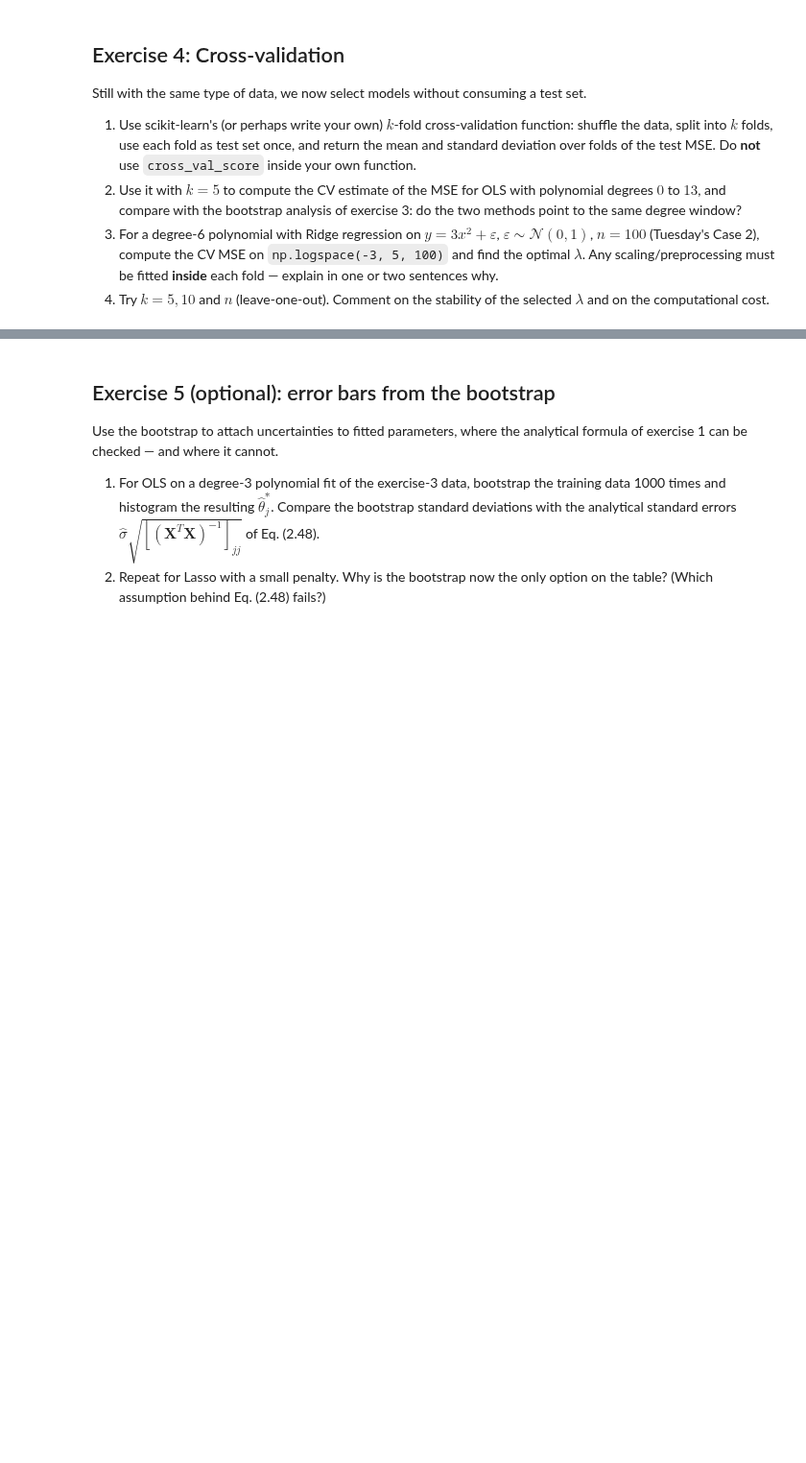
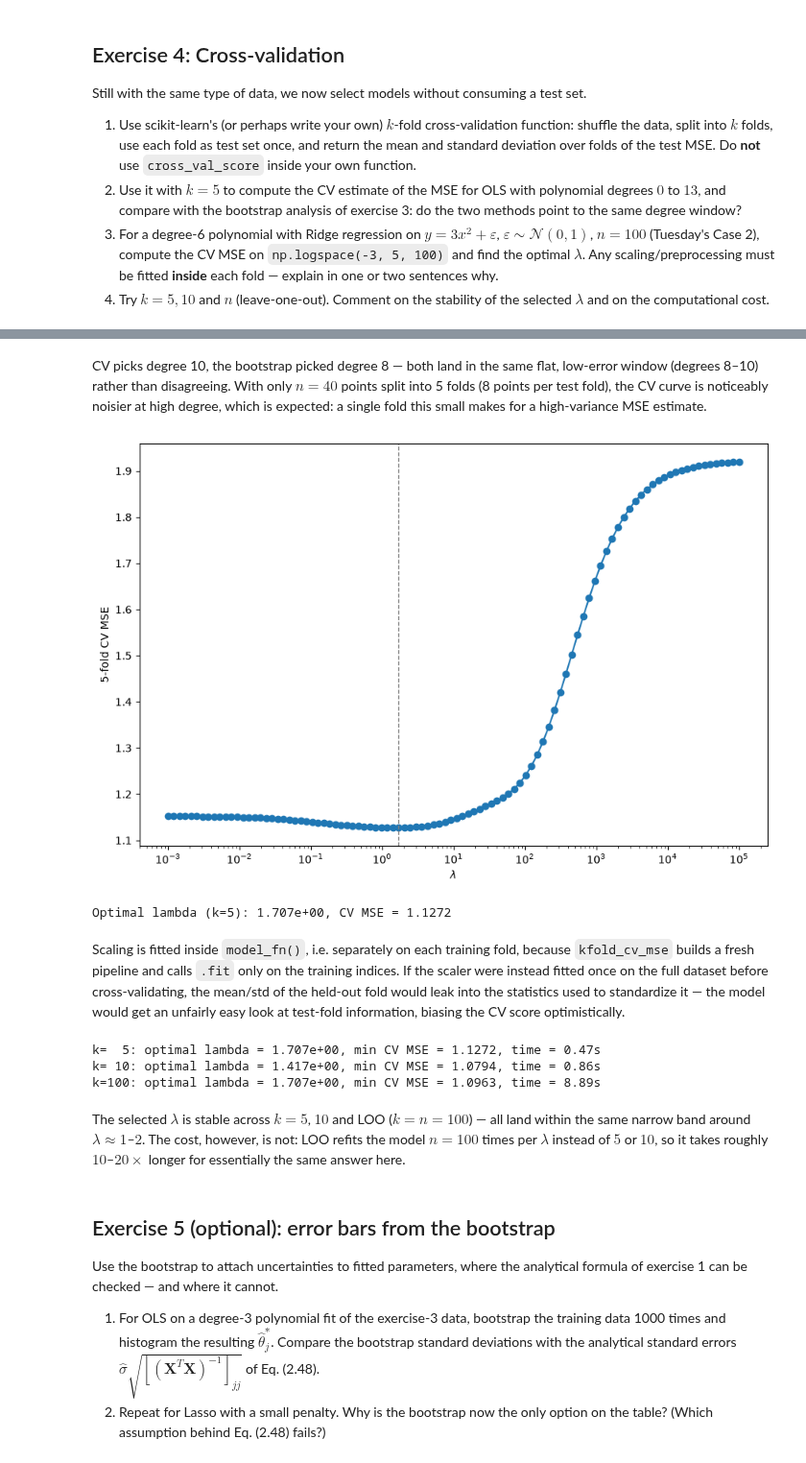
Before and after one commit to SigurdRiseth/FYS-STK4155-exercises, a Jupyter notebook: solutions/week36/exercisesweek36.ipynb, the cells around one changed output, grey strips where cells are left out. Shown at 96% size. Cells and saved outputs as stored; diff of their text form; code cells hidden in the pictures; blank space fills up the shorter version.

```diff
--- a/solutions/week36/exercisesweek36.ipynb
+++ b/solutions/week36/exercisesweek36.ipynb
@@ -350,3 +396,70 @@ test set.
+# %% [markdown]
+CV picks degree 10, the bootstrap picked degree 8 — both land in the same
+flat, low-error window (degrees 8–10) rather than disagreeing. With only
+$n=40$ points split into 5 folds (8 points per test fold), the CV curve is
+noticeably noisier at high degree, which is expected: a single fold this
+small makes for a high-variance MSE estimate.
+# %%
+# Part 3: degree-6 Ridge, CV over lambda (Tuesday's Case 2)
+
+np.random.seed(2026)
+n2 = 100
+x2 = np.linspace(-1, 1, n2).reshape(-1, 1)
+y2 = (3 * x2**2 + np.random.normal(0, 1, x2.shape)).ravel()
+
+lambdas = np.logspace(-3, 5, 100)
+
+
+def ridge_pipeline(lam):
+    return make_pipeline(PolynomialFeatures(6, include_bias=False), StandardScaler(), Ridge(alpha=lam))
+
+
+cv_ridge_mse = np.array([
+    kfold_cv_mse(x2, y2, 5, lambda lam=lam: ridge_pipeline(lam))[0] for lam in lambdas
+])
+best_lambda = lambdas[int(np.argmin(cv_ridge_mse))]
+
+fig, ax = plt.subplots(figsize=(9, 6))
+ax.plot(lambdas, cv_ridge_mse, "o-")
+ax.axvline(best_lambda, color="gray", ls="--", lw=1)
+ax.set_xscale("log")
+ax.set_xlabel(r"$\lambda$")
+ax.set_ylabel("5-fold CV MSE")
+plt.tight_layout()
+plt.show()
+
+print(f"Optimal lambda (k=5): {best_lambda:.3e}, CV MSE = {cv_ridge_mse.min():.4f}")
+# %% [output]
+[figure, added]
+Optimal lambda (k=5): 1.707e+00, CV MSE = 1.1272
+# %% [markdown]
+Scaling is fitted inside `model_fn()`, i.e. separately on each training fold,
+because `kfold_cv_mse` builds a fresh pipeline and calls `.fit` only on the
+training indices. If the scaler were instead fitted once on the full dataset
+before cross-validating, the mean/std of the held-out fold would leak into
+the statistics used to standardize it — the model would get an unfairly
+easy look at test-fold information, biasing the CV score optimistically.
+# %%
+# Part 4: k = 5, 10 and n (leave-one-out)
+
+import time
+
+for k in [5, 10, n2]:
+    t0 = time.time()
+    means = np.array([kfold_cv_mse(x2, y2, k, lambda lam=lam: ridge_pipeline(lam))[0] for lam in lambdas])
+    dt = time.time() - t0
+    best = lambdas[int(np.argmin(means))]
+    print(f"k={k:3d}: optimal lambda = {best:.3e}, min CV MSE = {means.min():.4f}, time = {dt:.2f}s")
+# %% [output]
+k=  5: optimal lambda = 1.707e+00, min CV MSE = 1.1272, time = 0.47s
+k= 10: optimal lambda = 1.417e+00, min CV MSE = 1.0794, time = 0.86s
+k=100: optimal lambda = 1.707e+00, min CV MSE = 1.0963, time = 8.89s
+# %% [markdown]
+The selected $\lambda$ is stable across $k=5$, $10$ and LOO ($k=n=100$) —
+all land within the same narrow band around $\lambda\approx 1$–$2$. The cost,
+however, is not: LOO refits the model $n=100$ times per $\lambda$ instead of
+$5$ or $10$, so it takes roughly $10$–$20\times$ longer for essentially the
+same answer here.
 # %% [markdown]
 ## Exercise 5 (optional): error bars from the bootstrap
 
```
Also changed, not shown: parts of 1 cell of this notebook.
